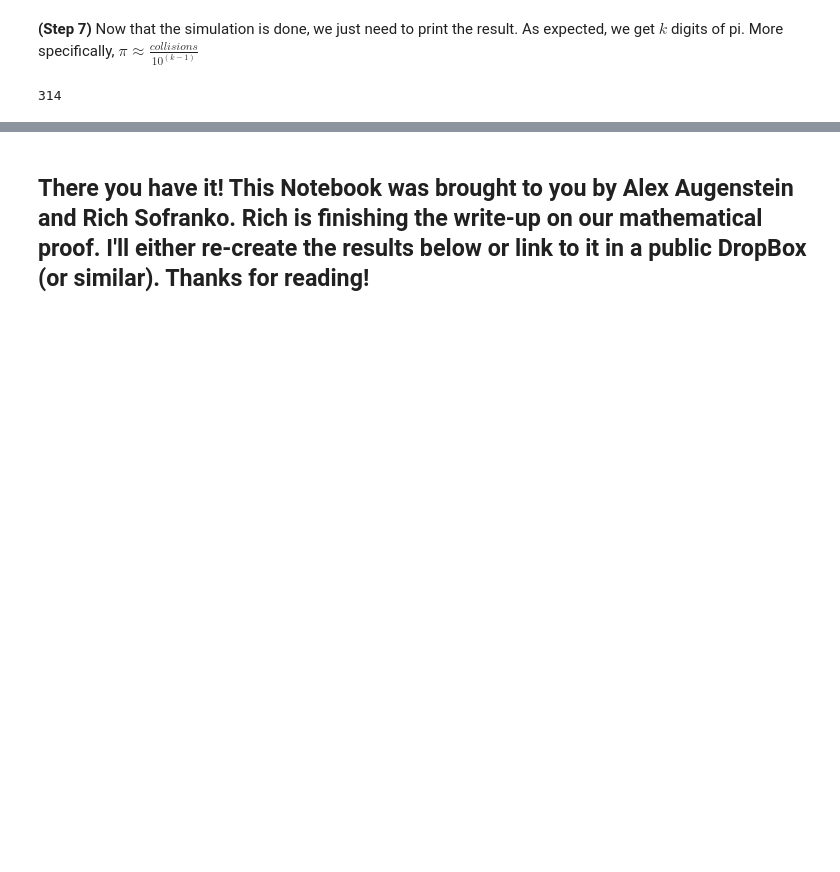
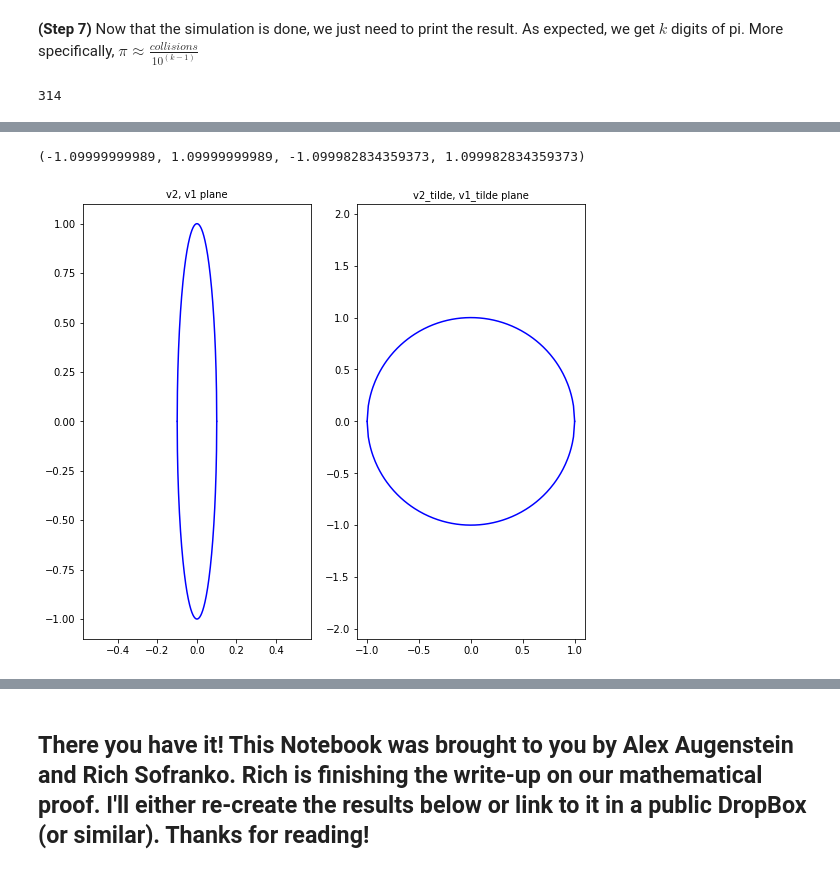
Before and after one commit to asa55/PiBlocks, a Jupyter notebook: index.ipynb, the cells around one changed output, grey strips where cells are left out. Cells and saved outputs as stored; diff of their text form; code cells hidden in the pictures; blank space fills up the shorter version.

Commit message:
major update includes collision visualization
elliptical and circular visualizations of the transfer of total kinetic energy included that update each time you run the same code block.

```diff
--- a/index.ipynb
+++ b/index.ipynb
@@ -62,0 +89,50 @@ print(collisions)
+# %%
+from numpy import sqrt, linspace
+import matplotlib.pyplot as plt
+
+collisions = 0 # resetting this prior to the next code block
+
+"""
+Let's re-define our variables from above. Run this code block one time.
+Any code below this block can be "reset" by running this line of code again.
+"""
+k = 2
+v1, v2, m1, m2 = 0, -1, 1, 100**(k-1)
+A = array([[(m1-m2),(2*m2)],[(2*m1),(m2-m1)]])/(m1+m2)
+B = array([[-1,0],[0,1]])
+
+"""
+The epsilon definition below is just a band-aid against a numeric error I was getting during plotting.
+The exact issue is that linspace almost negligibly spills outside of the bounds we define,
+but this ultimately leads to the innards of a sqrt() function to become slightly negative,
+which results in the emergence of complex numbers, which doesn't play nicely with the plot the way we intend to use it.
+Don't believe me? set epsilon=0 and k=2.
+This should plot a closed conic section but you'll see gaps near each side (and that python throws a warning message).
+"""
+epsilon = 10**(-10)
+
+"""
+The total kinetic energy of the system remains constant. This means K.E. = const., which we calculate on the next line of code.
+This equation implicitly defines an ellipse, which will be plotted (below on the left) when you run this code block.
+"""
+C = (1/2)*(m1)*(v1)**2 + (1/2)*(v2)**2
+v2_domain = sqrt(2*C/m2)*linspace(-1 + epsilon, 1 - epsilon, 180-1)
+fig, axs = plt.subplots(1, 2, figsize=(9, 8))
+axs[0].plot(v2_domain, sqrt(m2/m1)*sqrt(2*C/m2 - (v2_domain)**2), 'b', )
+axs[0].plot(v2_domain, -sqrt(m2/m1)*sqrt(2*C/m2 - (v2_domain)**2), 'b', )
+axs[0].set_title('v2, v1 plane', fontsize=10)
+axs[0].axis('equal')
+
+
+"""
+We'll define a new coordinate system that maps the ellipse to a unit circle.
+1 = (m1/(2*C))*v1**2 + (m2/(2C))*v2**2 = v1_tilde**2 + v2_tilde**2
+"""
+v2_tilde_domain = linspace(-1 + epsilon, 1 - epsilon, 180)
+axs[1].plot(v2_tilde_domain, sqrt(1 - (v2_tilde_domain)**2), 'b', )
+axs[1].plot(v2_tilde_domain, -sqrt(1 - (v2_tilde_domain)**2), 'b', )
+axs[1].set_title('v2_tilde, v1_tilde plane', fontsize=10)
+axs[1].axis('equal')
+# %% [output]
+(-1.09999999989, 1.09999999989, -1.099982834359373, 1.099982834359373)
+[figure, added]
```
Also changed, not shown: parts of 12 cells of this notebook.
